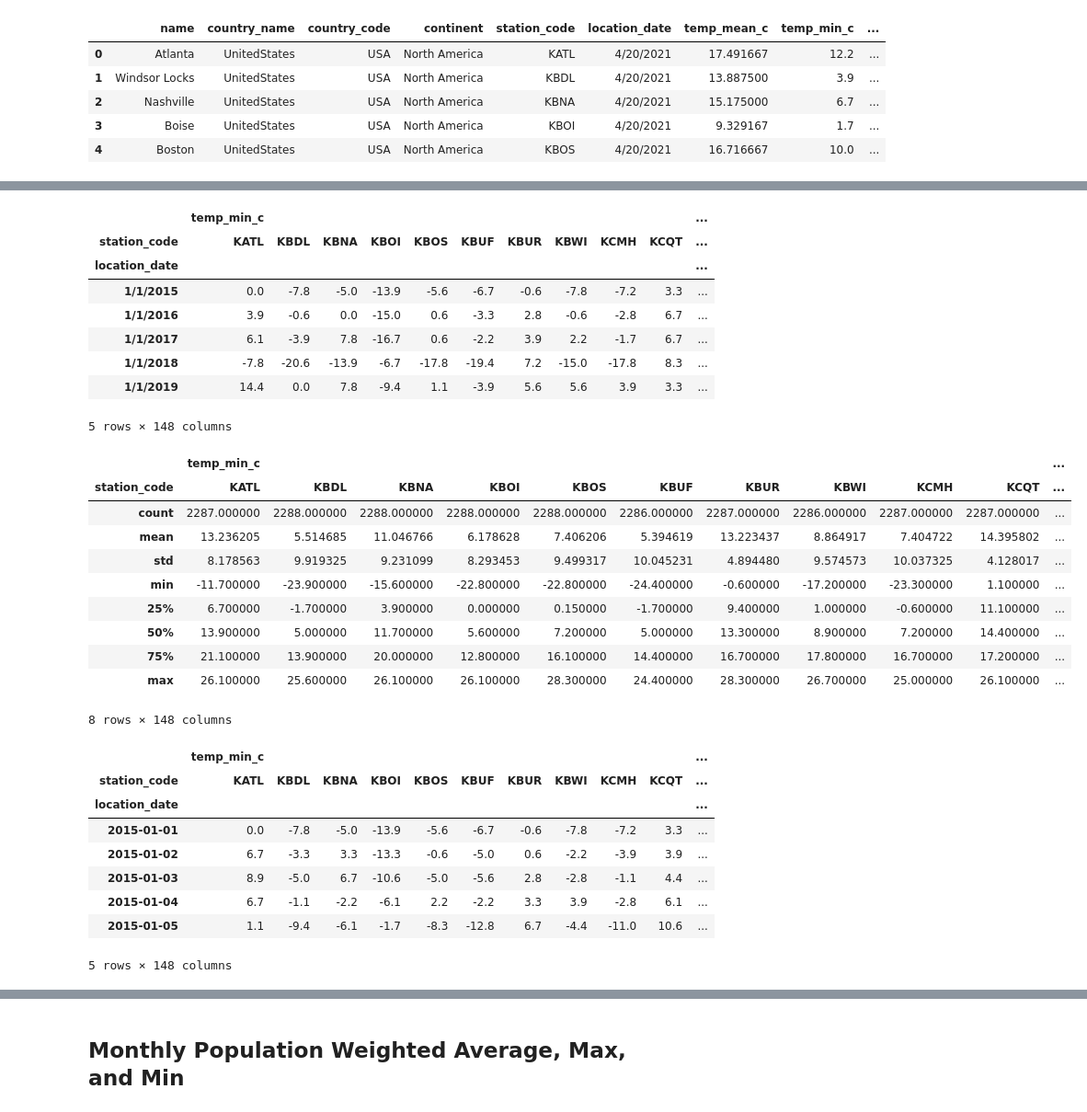
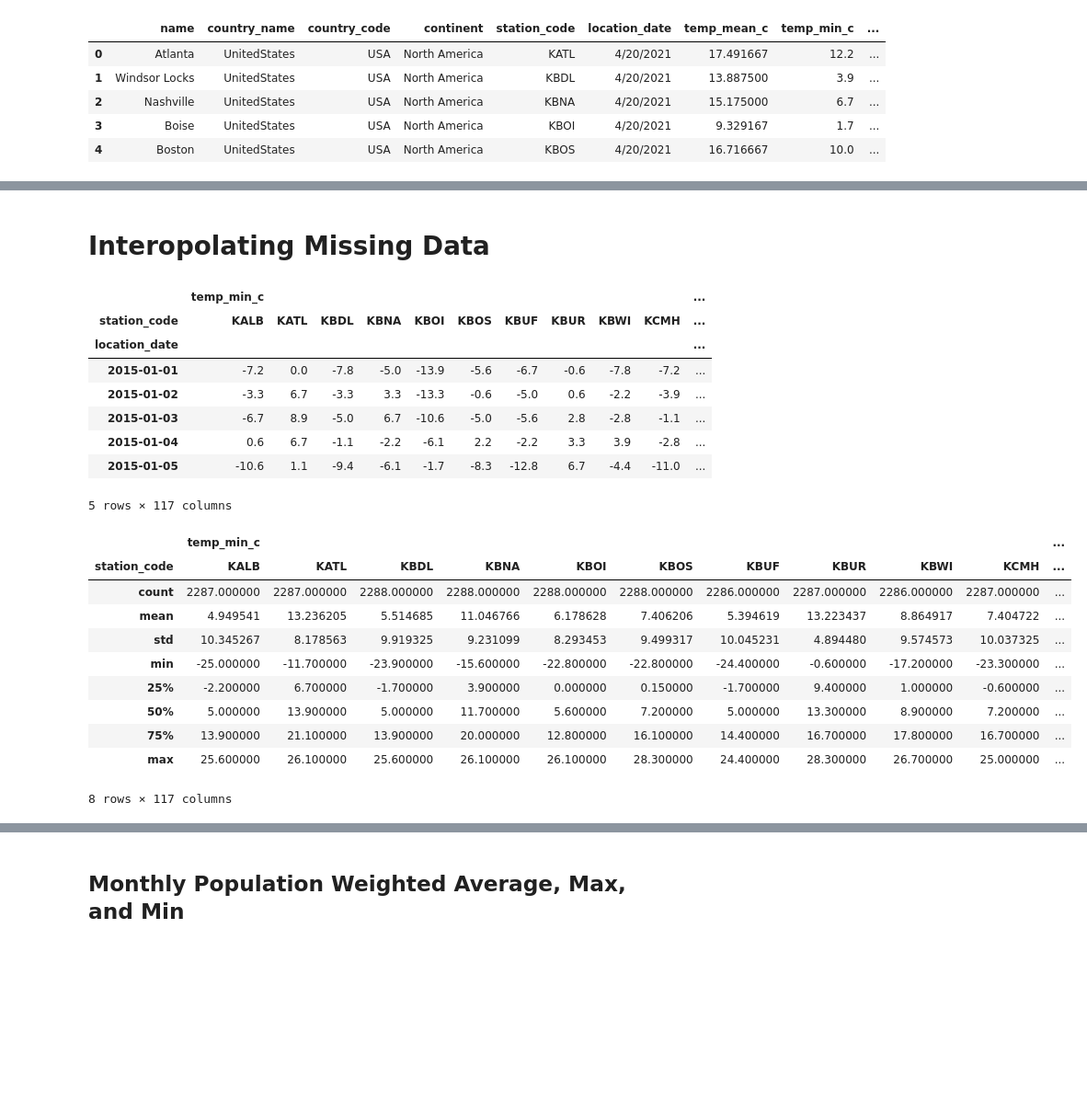
Before and after one commit to bradleyfay/temp_data_test, a Jupyter notebook: exploration.ipynb, the cells around one changed output, grey strips where cells are left out. Shown at 92% size. Drawn from its saved outputs; the diff is of its cells as text; code cells hidden in the pictures; blank space fills up the shorter version.

```diff
--- a/exploration.ipynb
+++ b/exploration.ipynb
@@ -72,0 +27,3 @@ analysis_df.head()
+# %%
+# Setting correct data types
+temp_df.location_date = pd.to_datetime(temp_df.location_date)
@@ -73,12 +157,14 @@ analysis_df.head()
+# %% [markdown]
+# Interopolating Missing Data
 # %%
-analysis_df.pivot('location_date', columns=['station_code'], values=['temp_min_c', 'temp_max_c', 'temp_mean_c', 'population']).head()
+temp_df.pivot('location_date', columns=['station_code'], values=['temp_min_c', 'temp_max_c', 'temp_mean_c']).head()
 # %% [output]
 |  | temp_min_c |  |  |  |  |  |  |  |  |  | ... |
-| station_code | KATL | KBDL | KBNA | KBOI | KBOS | KBUF | KBUR | KBWI | KCMH | KCQT | ... |
+| station_code | KALB | KATL | KBDL | KBNA | KBOI | KBOS | KBUF | KBUR | KBWI | KCMH | ... |
 | location_date |  |  |  |  |  |  |  |  |  |  | ... |
-| 1/1/2015 | 0.0 | -7.8 | -5.0 | -13.9 | -5.6 | -6.7 | -0.6 | -7.8 | -7.2 | 3.3 | ... |
-| 1/1/2016 | 3.9 | -0.6 | 0.0 | -15.0 | 0.6 | -3.3 | 2.8 | -0.6 | -2.8 | 6.7 | ... |
-| 1/1/2017 | 6.1 | -3.9 | 7.8 | -16.7 | 0.6 | -2.2 | 3.9 | 2.2 | -1.7 | 6.7 | ... |
-| 1/1/2018 | -7.8 | -20.6 | -13.9 | -6.7 | -17.8 | -19.4 | 7.2 | -15.0 | -17.8 | 8.3 | ... |
-| 1/1/2019 | 14.4 | 0.0 | 7.8 | -9.4 | 1.1 | -3.9 | 5.6 | 5.6 | 3.9 | 3.3 | ... |
+| 2015-01-01 | -7.2 | 0.0 | -7.8 | -5.0 | -13.9 | -5.6 | -6.7 | -0.6 | -7.8 | -7.2 | ... |
+| 2015-01-02 | -3.3 | 6.7 | -3.3 | 3.3 | -13.3 | -0.6 | -5.0 | 0.6 | -2.2 | -3.9 | ... |
+| 2015-01-03 | -6.7 | 8.9 | -5.0 | 6.7 | -10.6 | -5.0 | -5.6 | 2.8 | -2.8 | -1.1 | ... |
+| 2015-01-04 | 0.6 | 6.7 | -1.1 | -2.2 | -6.1 | 2.2 | -2.2 | 3.3 | 3.9 | -2.8 | ... |
+| 2015-01-05 | -10.6 | 1.1 | -9.4 | -6.1 | -1.7 | -8.3 | -12.8 | 6.7 | -4.4 | -11.0 | ... |
-5 rows × 148 columns
+5 rows × 117 columns
@@ -87,15 +171,16 @@ analysis_df.location_date = pd.to_datetime(analysis_df.location_date)
 # %%
-reshaped_df = analysis_df.pivot('location_date', columns=['station_code'], values=['temp_min_c', 'temp_max_c', 'temp_mean_c', 'population'])
+reshaped_df = temp_df.pivot('location_date', columns=['station_code'], values=['temp_min_c', 'temp_max_c', 'temp_mean_c'])
+# Getting some semblance of Missing values
 reshaped_df.describe()
 # %% [output]
 |  | temp_min_c |  |  |  |  |  |  |  |  |  | ... |
-| station_code | KATL | KBDL | KBNA | KBOI | KBOS | KBUF | KBUR | KBWI | KCMH | KCQT | ... |
-| count | 2287.000000 | 2288.000000 | 2288.000000 | 2288.000000 | 2288.000000 | 2286.000000 | 2287.000000 | 2286.000000 | 2287.000000 | 2287.000000 | ... |
-| mean | 13.236205 | 5.514685 | 11.046766 | 6.178628 | 7.406206 | 5.394619 | 13.223437 | 8.864917 | 7.404722 | 14.395802 | ... |
-| std | 8.178563 | 9.919325 | 9.231099 | 8.293453 | 9.499317 | 10.045231 | 4.894480 | 9.574573 | 10.037325 | 4.128017 | ... |
-| min | -11.700000 | -23.900000 | -15.600000 | -22.800000 | -22.800000 | -24.400000 | -0.600000 | -17.200000 | -23.300000 | 1.100000 | ... |
-| 25% | 6.700000 | -1.700000 | 3.900000 | 0.000000 | 0.150000 | -1.700000 | 9.400000 | 1.000000 | -0.600000 | 11.100000 | ... |
-| 50% | 13.900000 | 5.000000 | 11.700000 | 5.600000 | 7.200000 | 5.000000 | 13.300000 | 8.900000 | 7.200000 | 14.400000 | ... |
-| 75% | 21.100000 | 13.900000 | 20.000000 | 12.800000 | 16.100000 | 14.400000 | 16.700000 | 17.800000 | 16.700000 | 17.200000 | ... |
-| max | 26.100000 | 25.600000 | 26.100000 | 26.100000 | 28.300000 | 24.400000 | 28.300000 | 26.700000 | 25.000000 | 26.100000 | ... |
+| station_code | KALB | KATL | KBDL | KBNA | KBOI | KBOS | KBUF | KBUR | KBWI | KCMH | ... |
+| count | 2287.000000 | 2287.000000 | 2288.000000 | 2288.000000 | 2288.000000 | 2288.000000 | 2286.000000 | 2287.000000 | 2286.000000 | 2287.000000 | ... |
+| mean | 4.949541 | 13.236205 | 5.514685 | 11.046766 | 6.178628 | 7.406206 | 5.394619 | 13.223437 | 8.864917 | 7.404722 | ... |
+| std | 10.345267 | 8.178563 | 9.919325 | 9.231099 | 8.293453 | 9.499317 | 10.045231 | 4.894480 | 9.574573 | 10.037325 | ... |
+| min | -25.000000 | -11.700000 | -23.900000 | -15.600000 | -22.800000 | -22.800000 | -24.400000 | -0.600000 | -17.200000 | -23.300000 | ... |
+| 25% | -2.200000 | 6.700000 | -1.700000 | 3.900000 | 0.000000 | 0.150000 | -1.700000 | 9.400000 | 1.000000 | -0.600000 | ... |
+| 50% | 5.000000 | 13.900000 | 5.000000 | 11.700000 | 5.600000 | 7.200000 | 5.000000 | 13.300000 | 8.900000 | 7.200000 | ... |
+| 75% | 13.900000 | 21.100000 | 13.900000 | 20.000000 | 12.800000 | 16.100000 | 14.400000 | 16.700000 | 17.800000 | 16.700000 | ... |
+| max | 25.600000 | 26.100000 | 25.600000 | 26.100000 | 26.100000 | 28.300000 | 24.400000 | 28.300000 | 26.700000 | 25.000000 | ... |
-8 rows × 148 columns
+8 rows × 117 columns
@@ -104,15 +187,3 @@ reshaped_df.columns = reshaped_df.columns.to_series().str.join('_')
-# %%
-reshaped_df.head()
-# %% [output]
-|  | temp_min_c |  |  |  |  |  |  |  |  |  | ... |
-| station_code | KATL | KBDL | KBNA | KBOI | KBOS | KBUF | KBUR | KBWI | KCMH | KCQT | ... |
-| location_date |  |  |  |  |  |  |  |  |  |  | ... |
-| 2015-01-01 | 0.0 | -7.8 | -5.0 | -13.9 | -5.6 | -6.7 | -0.6 | -7.8 | -7.2 | 3.3 | ... |
-| 2015-01-02 | 6.7 | -3.3 | 3.3 | -13.3 | -0.6 | -5.0 | 0.6 | -2.2 | -3.9 | 3.9 | ... |
-| 2015-01-03 | 8.9 | -5.0 | 6.7 | -10.6 | -5.0 | -5.6 | 2.8 | -2.8 | -1.1 | 4.4 | ... |
-| 2015-01-04 | 6.7 | -1.1 | -2.2 | -6.1 | 2.2 | -2.2 | 3.3 | 3.9 | -2.8 | 6.1 | ... |
-| 2015-01-05 | 1.1 | -9.4 | -6.1 | -1.7 | -8.3 | -12.8 | 6.7 | -4.4 | -11.0 | 10.6 | ... |
-5 rows × 148 columns
 # %%
 interpolated_df = reshaped_df.interpolate('time', axis=0,)
 # Add flag to missing values
```
Also changed, not shown: parts of 47 cells of this notebook.
